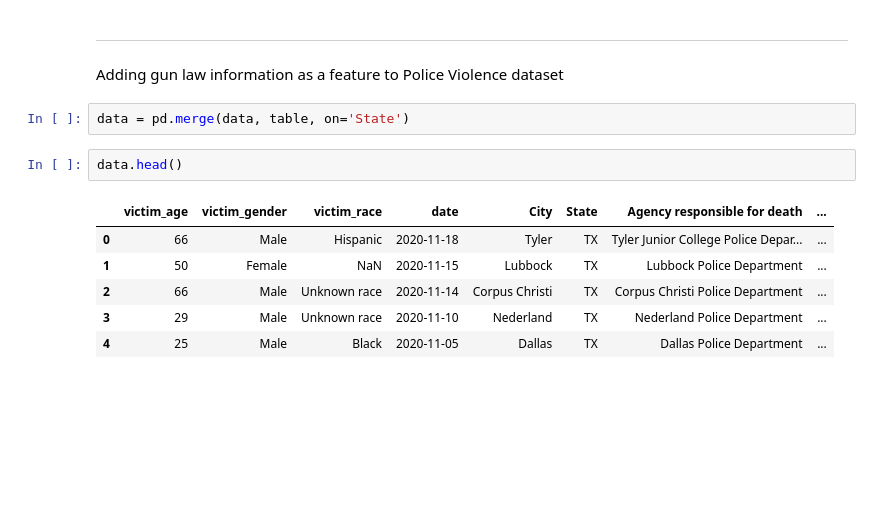
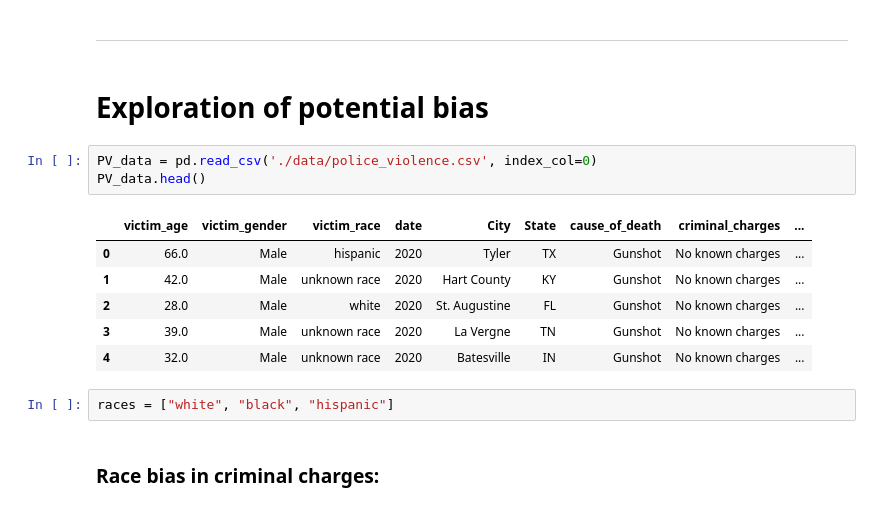
Before and after one commit to epfl-ada/ada-2020-project-milestone-p3-p3_badass, a Jupyter notebook: police_violence.ipynb, the cells around one changed output. Drawn from its saved outputs; the diff is of its cells as text; blank space fills up the shorter version.

Commit message:
separate files and update police_violence

```diff
--- a/police_violence.ipynb
+++ b/police_violence.ipynb
@@ -259,15 +5,18 @@ table.head()
 # %% [markdown]
 ***
-# %% [markdown]
-Adding gun law information as a feature to Police Violence dataset
-# %%
-data = pd.merge(data, table, on='State')
-# %%
-data.head()
-# %% [output]
-|  | victim_age | victim_gender | victim_race | date | City | State | Agency responsible for death | ... |
-| 0 | 66 | Male | Hispanic | 2020-11-18 | Tyler | TX | Tyler Junior College Police Depar... | ... |
-| 1 | 50 | Female | NaN | 2020-11-15 | Lubbock | TX | Lubbock Police Department | ... |
-| 2 | 66 | Male | Unknown race | 2020-11-14 | Corpus Christi | TX | Corpus Christi Police Department | ... |
-| 3 | 29 | Male | Unknown race | 2020-11-10 | Nederland | TX | Nederland Police Department | ... |
-| 4 | 25 | Male | Black | 2020-11-05 | Dallas | TX | Dallas Police Department | ... |
+# %% [markdown]
+# Exploration of potential bias
+# %%
+PV_data = pd.read_csv('./data/police_violence.csv', index_col=0)
+PV_data.head()
+# %% [output]
+|  | victim_age | victim_gender | victim_race | date | City | State | cause_of_death | criminal_charges | ... |
+| 0 | 66.0 | Male | hispanic | 2020 | Tyler | TX | Gunshot | No known charges | ... |
+| 1 | 42.0 | Male | unknown race | 2020 | Hart County | KY | Gunshot | No known charges | ... |
+| 2 | 28.0 | Male | white | 2020 | St. Augustine | FL | Gunshot | No known charges | ... |
+| 3 | 39.0 | Male | unknown race | 2020 | La Vergne | TN | Gunshot | No known charges | ... |
+| 4 | 32.0 | Male | unknown race | 2020 | Batesville | IN | Gunshot | No known charges | ... |
+# %%
+races = ["white", "black", "hispanic"]
+# %% [markdown]
+### Race bias in criminal charges:
```
Also changed, not shown: parts of 41 cells of this notebook, 6 other files.
